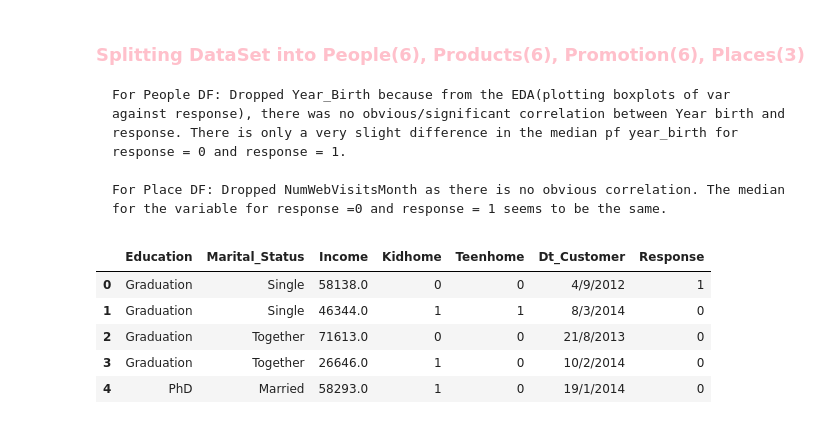
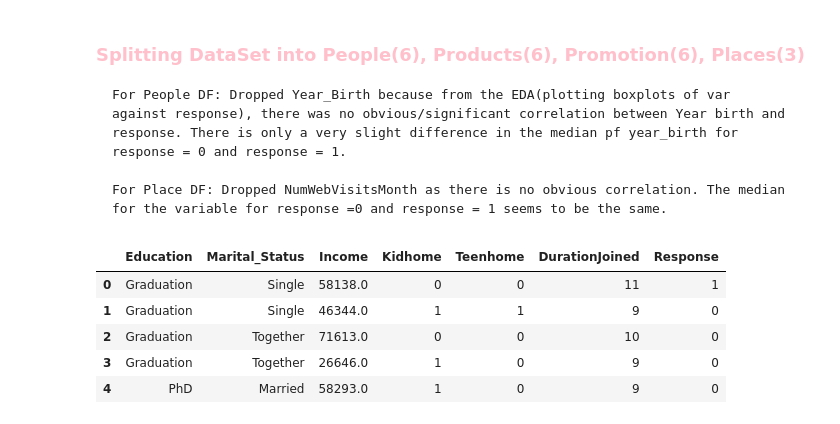
Before and after one commit to rachellimjh/SC1015-Project, a Jupyter notebook: dev-Rheanne.ipynb, the cells around one changed output. Cells and saved outputs as stored; diff of their text form; code cells hidden in the pictures.

```diff
--- a/dev-Rheanne.ipynb
+++ b/dev-Rheanne.ipynb
@@ -240 +241,3 @@ dtypes: float64(1), int64(25), object(3)
 memory usage: 524.1+ KB
+# %%
+CustomerData=CustomerData.dropna()
@@ -349,12 +372,12 @@ plt.show()
 
     For Place DF: Dropped NumWebVisitsMonth as there is no obvious correlation. The median for the variable for response =0 and response = 1 seems to be the same.
 # %%
-People = pd.DataFrame(CustomerData[["Education", "Marital_Status", "Income", "Kidhome", "Teenhome", "Dt_Customer", "Response"]])
+People = pd.DataFrame(CustomerData[["Education", "Marital_Status", "Income", "Kidhome", "Teenhome", "DurationJoined", "Response"]])
 People.head()
 # %% [output]
-|  | Education | Marital_Status | Income | Kidhome | Teenhome | Dt_Customer | Response |
-| 0 | Graduation | Single | 58138.0 | 0 | 0 | 4/9/2012 | 1 |
-| 1 | Graduation | Single | 46344.0 | 1 | 1 | 8/3/2014 | 0 |
-| 2 | Graduation | Together | 71613.0 | 0 | 0 | 21/8/2013 | 0 |
-| 3 | Graduation | Together | 26646.0 | 1 | 0 | 10/2/2014 | 0 |
-| 4 | PhD | Married | 58293.0 | 1 | 0 | 19/1/2014 | 0 |
+|  | Education | Marital_Status | Income | Kidhome | Teenhome | DurationJoined | Response |
+| 0 | Graduation | Single | 58138.0 | 0 | 0 | 11 | 1 |
+| 1 | Graduation | Single | 46344.0 | 1 | 1 | 9 | 0 |
+| 2 | Graduation | Together | 71613.0 | 0 | 0 | 10 | 0 |
+| 3 | Graduation | Together | 26646.0 | 1 | 0 | 9 | 0 |
+| 4 | PhD | Married | 58293.0 | 1 | 0 | 9 | 0 |
```
Also changed, not shown: parts of 62 cells of this notebook.
